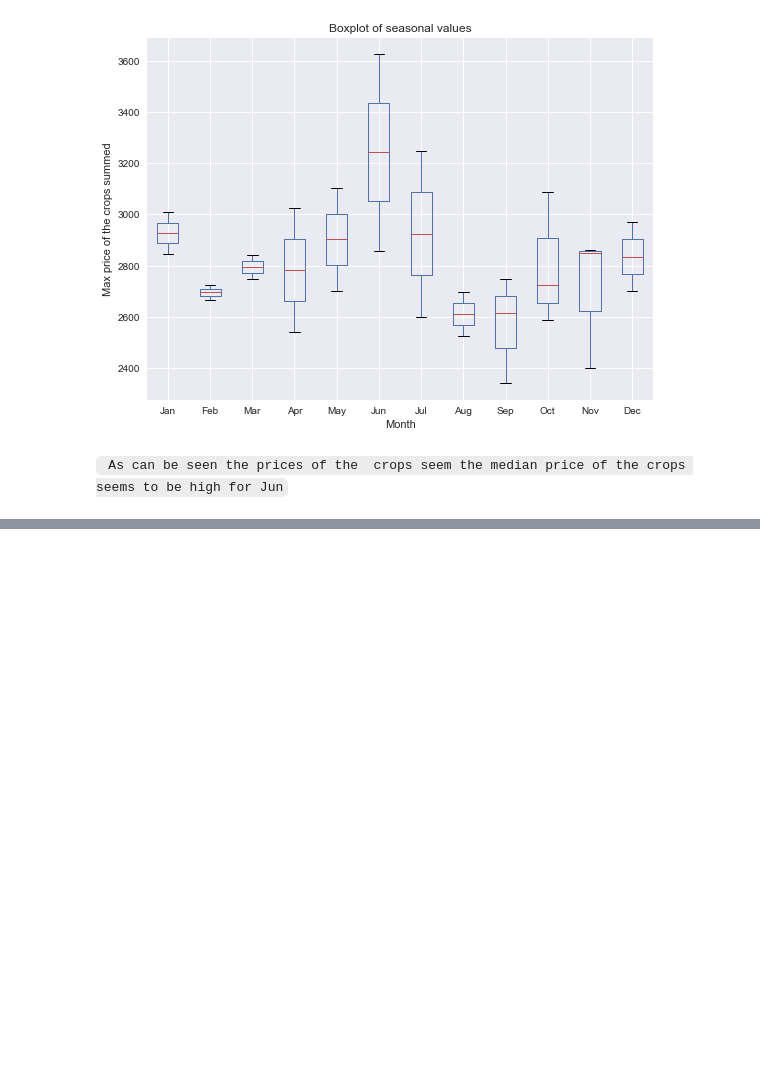
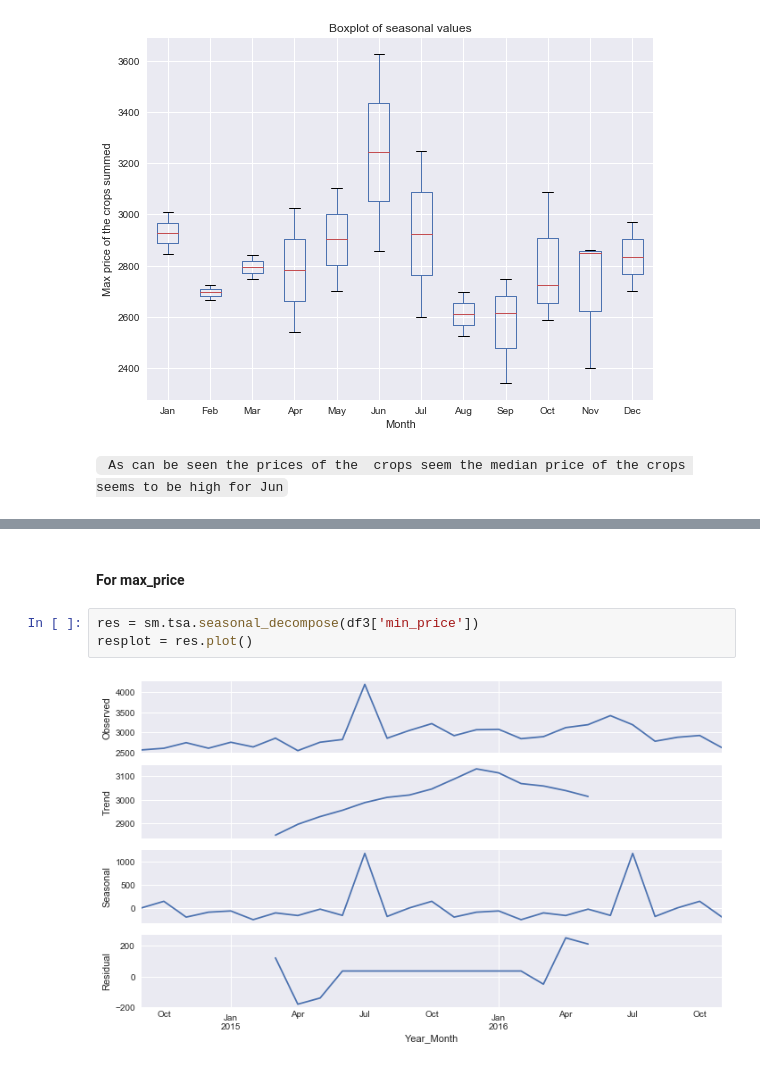
Before and after one commit to sirius0503/Trends_In_APMC, a Jupyter notebook: apmc_trends.ipynb, the cells around one changed output, grey strips where cells are left out. Saved outputs shown, nothing was run; the diff lists cells and outputs as text; blank space fills up the shorter version.

```diff
--- a/apmc_trends.ipynb
+++ b/apmc_trends.ipynb
@@ -575,0 +587,7 @@ df3_piv #My pivot table
+# %% [markdown]
+#### For max_price
+# %%
+res = sm.tsa.seasonal_decompose(df3['min_price'])
+resplot = res.plot()
+# %% [output]
+[figure, added]
```
Also changed, not shown: parts of 10 cells of this notebook.
